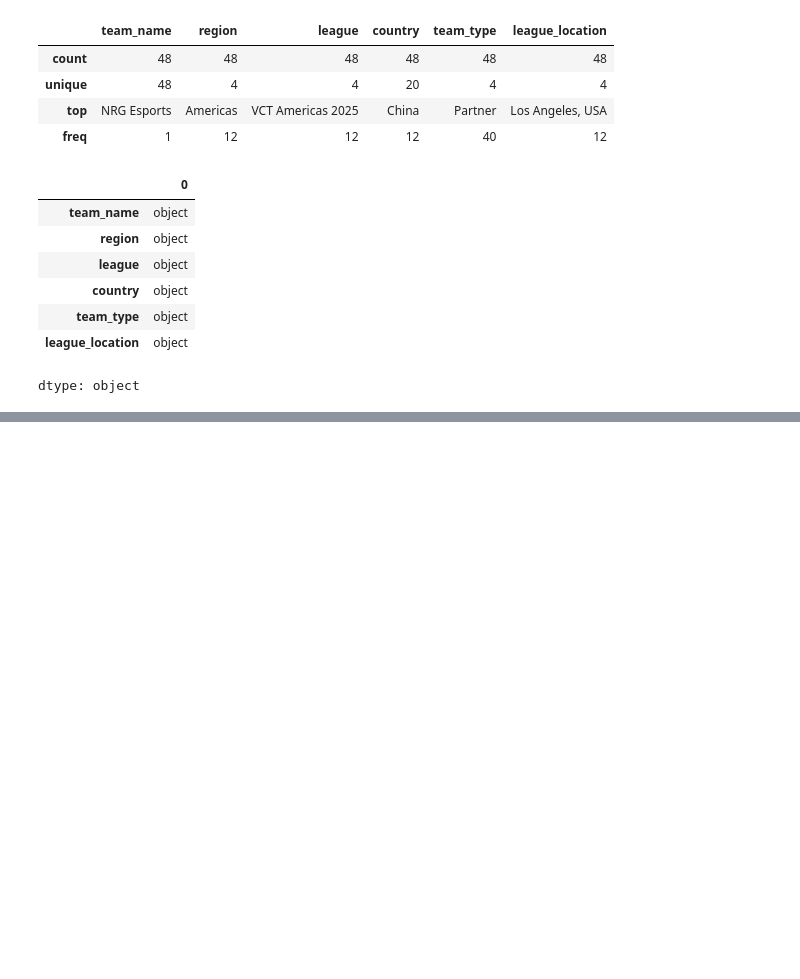
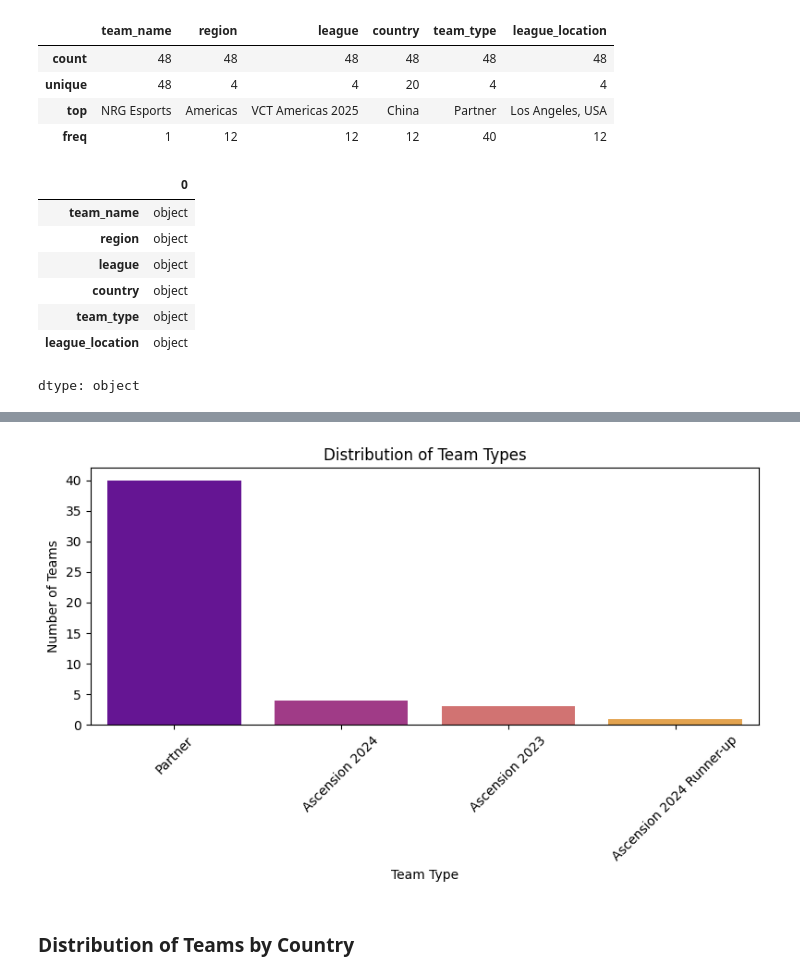
Before and after one commit to kxrrym03/VALORANT-Champions-Tour-2025, a Jupyter notebook: VALORANT_champions_2025.ipynb, the cells around one changed output, grey strips where cells are left out. Cells and saved outputs as stored; diff of their text form; code cells hidden in the pictures; blank space fills up the shorter version.

```diff
--- a/VALORANT_champions_2025.ipynb
+++ b/VALORANT_champions_2025.ipynb
@@ -79,0 +95,3 @@ dtype: object
+# %%
+team_type_counts = df['team_type'].value_counts()
+display(team_type_counts)
@@ -79,0 +106,13 @@ dtype: object
+# %%
+plt.figure(figsize=(8, 5))
+sns.barplot(x=team_type_counts.index, y=team_type_counts.values, palette='plasma')
+plt.title('Distribution of Team Types')
+plt.xlabel('Team Type')
+plt.ylabel('Number of Teams')
+plt.xticks(rotation=45)
+plt.tight_layout()
+plt.show()
+# %% [output]
+[figure, added]
+# %% [markdown]
+### Distribution of Teams by Country
```
Also changed, not shown: parts of 29 cells of this notebook.
